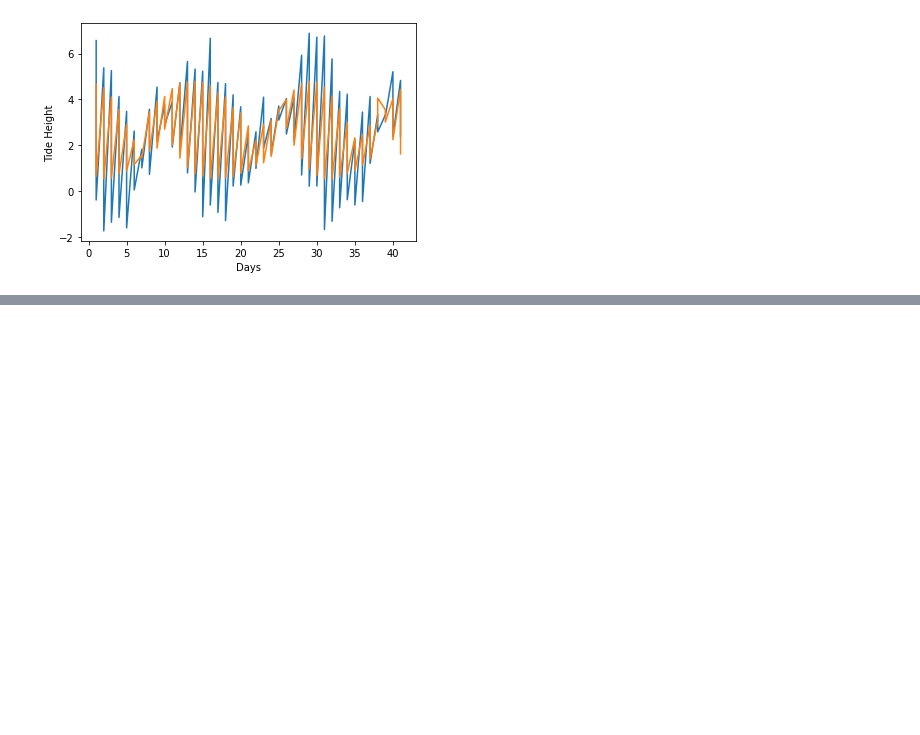
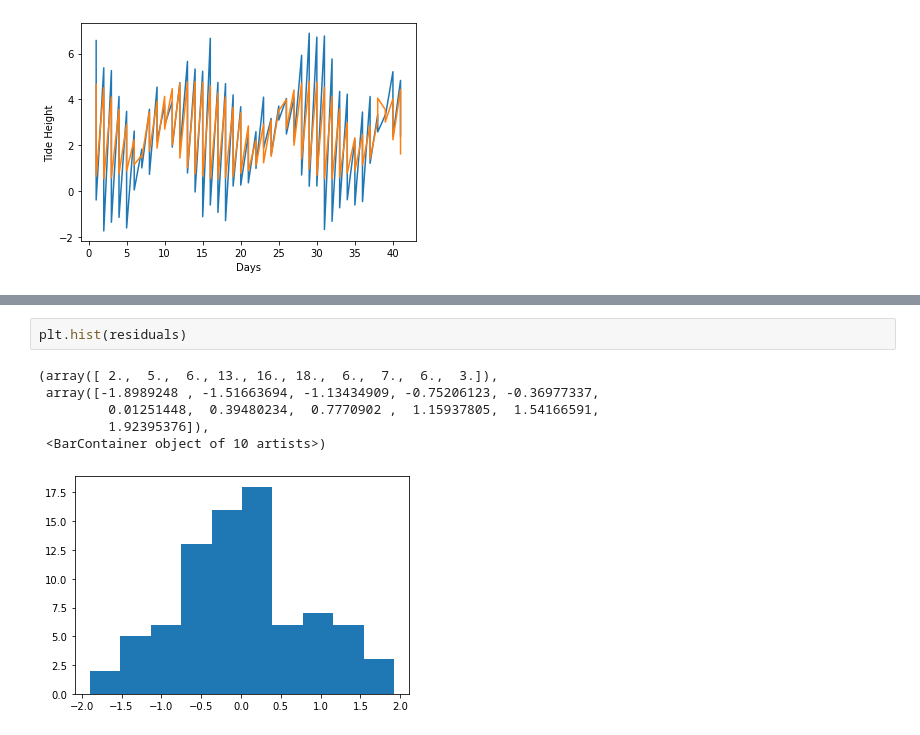
Before and after one commit to Eddysunday012/Astr-Group-Project, a Jupyter notebook: main.ipynb, the cells around one changed output, grey strips where cells are left out. Cells and saved outputs as stored; diff of their text form; blank space fills up the shorter version.

```diff
--- a/main.ipynb
+++ b/main.ipynb
@@ -75,0 +109,9 @@ oscillatory(day, time, tide)
+# %%
+plt.hist(residuals)
+# %% [output]
+(array([ 2.,  5.,  6., 13., 16., 18.,  6.,  7.,  6.,  3.]),
+ array([-1.8989248 , -1.51663694, -1.13434909, -0.75206123, -0.36977337,
+         0.01251448,  0.39480234,  0.7770902 ,  1.15937805,  1.54166591,
+         1.92395376]),
+ <BarContainer object of 10 artists>)
+[figure, added]
```
Also changed, not shown: parts of 7 cells of this notebook.
